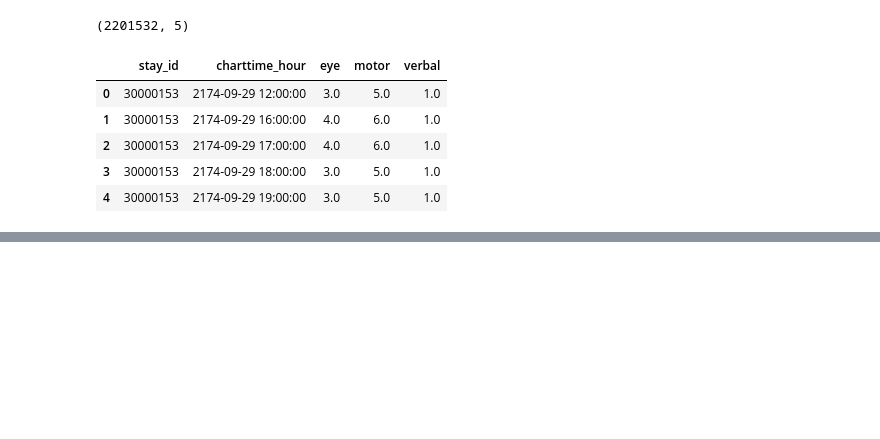
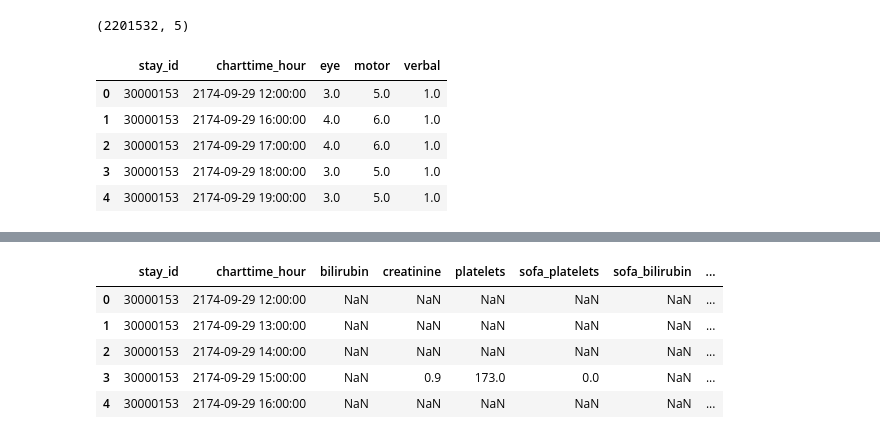
Before and after one commit to hamdikhasawneh/AI-sepsis, a Jupyter notebook: notebooks/01_data_preprocessing.ipynb, the cells around one changed output, grey strips where cells are left out. Cells and saved outputs as stored; diff of their text form; code cells hidden in the pictures; blank space fills up the shorter version.

```diff
--- a/notebooks/01_data_preprocessing.ipynb
+++ b/notebooks/01_data_preprocessing.ipynb
@@ -1303,0 +1364,2 @@ gcs_wide.shape
+# %%
+gcs_wide["gcs_total"] = gcs_wide[["eye", "verbal", "motor"]].sum(axis=1, min_count=3)
@@ -1303,0 +1383,18 @@ gcs_wide.shape
+# %%
+# convert total GCS to SOFA CNS Score
+def sofa_gcs_score(x):
+    if pd.isna(x):
+        return np.nan
+    elif x == 15:
+        return 0
+    elif x >= 13:
+        return 1
+    elif x >= 10:
+        return 2
+    elif x >= 6:
+        return 3
+    else:
+        return 4
+
+gcs_wide["sofa_gcs"] = gcs_wide["gcs_total"].apply(sofa_gcs_score)
+gcs_wide[["gcs_total", "sofa_gcs"]].describe()
@@ -1303,0 +1418,23 @@ gcs_wide.shape
+# %%
+# remove any previous GCS columns
+sofa_df = sofa_df.drop(
+    columns=[col for col in sofa_df.columns if "sofa_gcs" in col],
+    errors="ignore"
+)
+
+# merge fresh GCS
+sofa_df = sofa_df.merge(
+    gcs_wide[["stay_id", "charttime_hour", "sofa_gcs"]],
+    on=["stay_id", "charttime_hour"],
+    how="outer"
+)
+# %%
+# compute final modified SOFA
+available_components = [
+    c for c in ["sofa_platelets", "sofa_bilirubin", "sofa_creatinine", "sofa_map", "sofa_gcs"]
+    if c in sofa_df.columns
+]
+sofa_df["sofa_total"] = sofa_df[available_components].sum(axis=1, min_count=1)
+print("Using components:", available_components)
+print(sofa_df.shape)
+sofa_df[["sofa_total"]].describe()
@@ -1303,0 +1453,9 @@ gcs_wide.shape
+# %%
+sofa_df.head()
+# %% [output]
+|  | stay_id | charttime_hour | bilirubin | creatinine | platelets | sofa_platelets | sofa_bilirubin | ... |
+| 0 | 30000153 | 2174-09-29 12:00:00 | NaN | NaN | NaN | NaN | NaN | ... |
+| 1 | 30000153 | 2174-09-29 13:00:00 | NaN | NaN | NaN | NaN | NaN | ... |
+| 2 | 30000153 | 2174-09-29 14:00:00 | NaN | NaN | NaN | NaN | NaN | ... |
+| 3 | 30000153 | 2174-09-29 15:00:00 | NaN | 0.9 | 173.0 | 0.0 | NaN | ... |
+| 4 | 30000153 | 2174-09-29 16:00:00 | NaN | NaN | NaN | NaN | NaN | ... |
```
Also changed, not shown: parts of 60 cells of this notebook.
